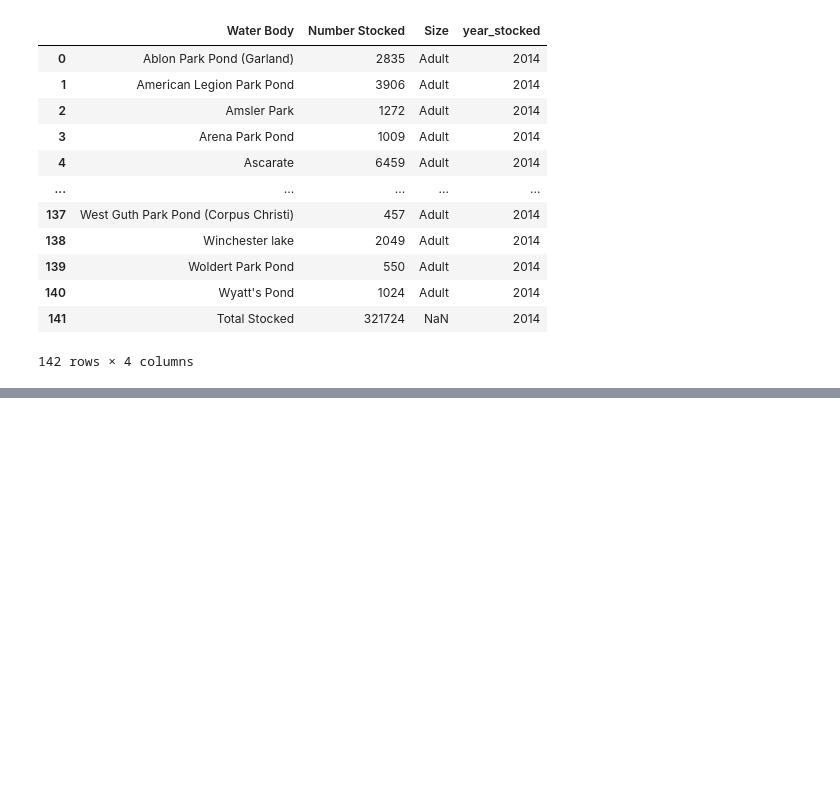
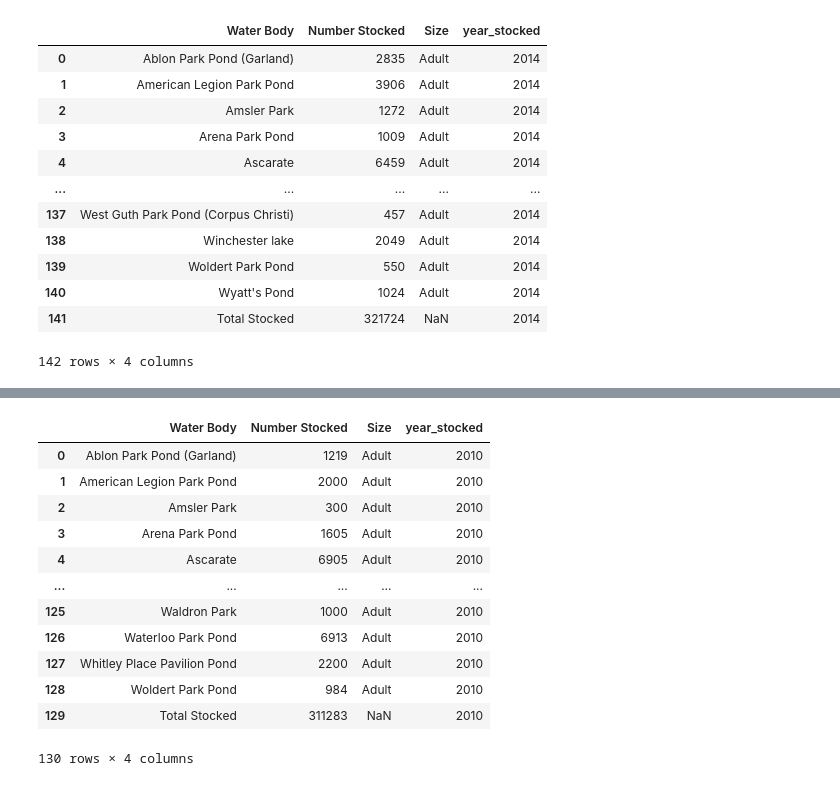
Before and after one commit to NSharick/python-practice, a Jupyter notebook: fish_stocking_webscrape.ipynb, the cells around one changed output, grey strips where cells are left out. Drawn from its saved outputs; the diff is of its cells as text; code cells hidden in the pictures; blank space fills up the shorter version.

```diff
--- a/fish_stocking_webscrape.ipynb
+++ b/fish_stocking_webscrape.ipynb
@@ -183,0 +202,18 @@ rainbow_trout_2012
+# %%
+rainbow_trout_2010 = pd.read_html('https://tpwd.texas.gov/fishboat/fish/action/stock_byspecies.php?timeframe=selectyear&species=0027&year=2010&Submit=Go')[0]
+rainbow_trout_2010['year_stocked'] = '2010'
+rainbow_trout_2010
+# %% [output]
+|  | Water Body | Number Stocked | Size | year_stocked |
+| 0 | Ablon Park Pond (Garland) | 1219 | Adult | 2010 |
+| 1 | American Legion Park Pond | 2000 | Adult | 2010 |
+| 2 | Amsler Park | 300 | Adult | 2010 |
+| 3 | Arena Park Pond | 1605 | Adult | 2010 |
+| 4 | Ascarate | 6905 | Adult | 2010 |
+| ... | ... | ... | ... | ... |
+| 125 | Waldron Park | 1000 | Adult | 2010 |
+| 126 | Waterloo Park Pond | 6913 | Adult | 2010 |
+| 127 | Whitley Place Pavilion Pond | 2200 | Adult | 2010 |
+| 128 | Woldert Park Pond | 984 | Adult | 2010 |
+| 129 | Total Stocked | 311283 | NaN | 2010 |
+130 rows × 4 columns
```
Also changed, not shown: parts of 5 cells of this notebook.
